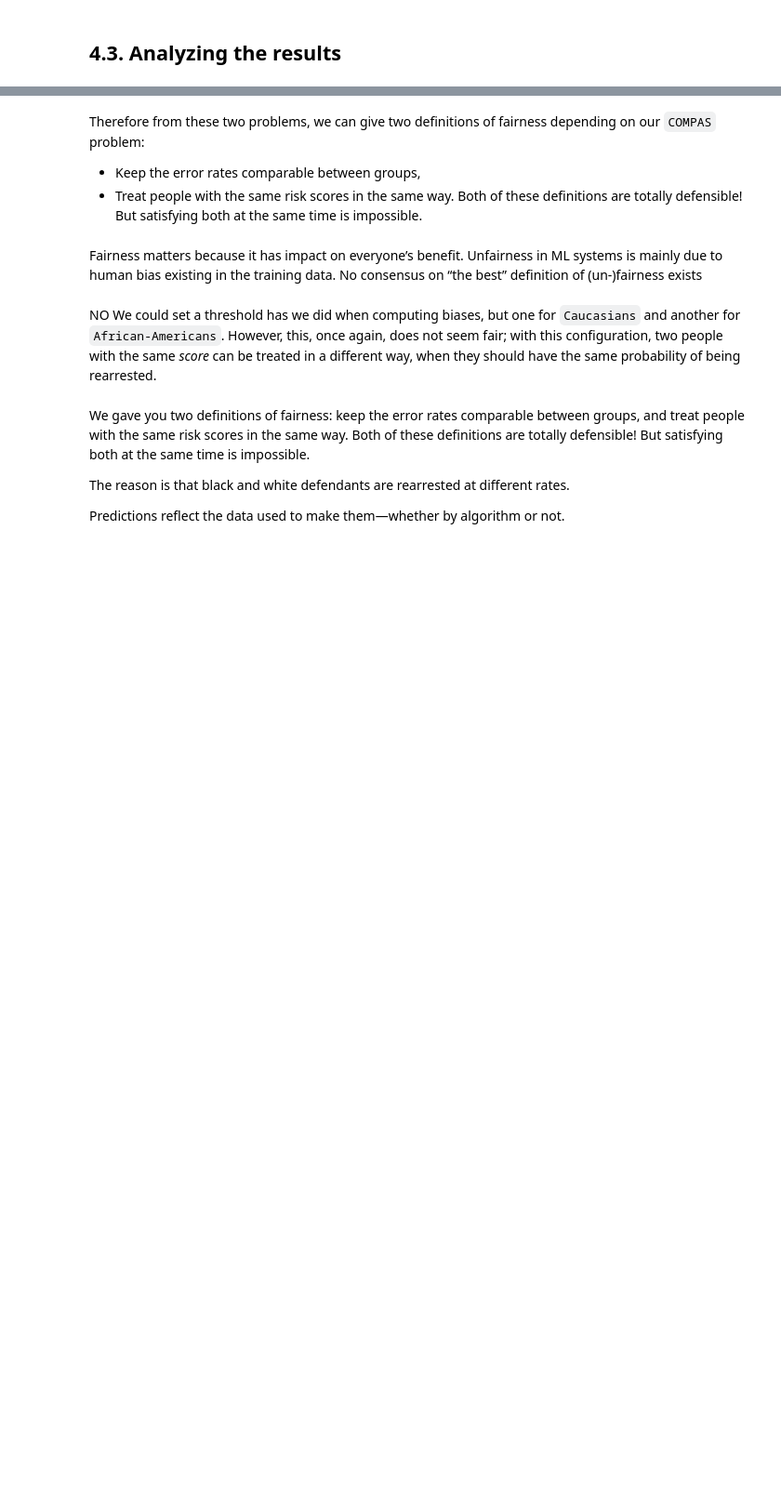
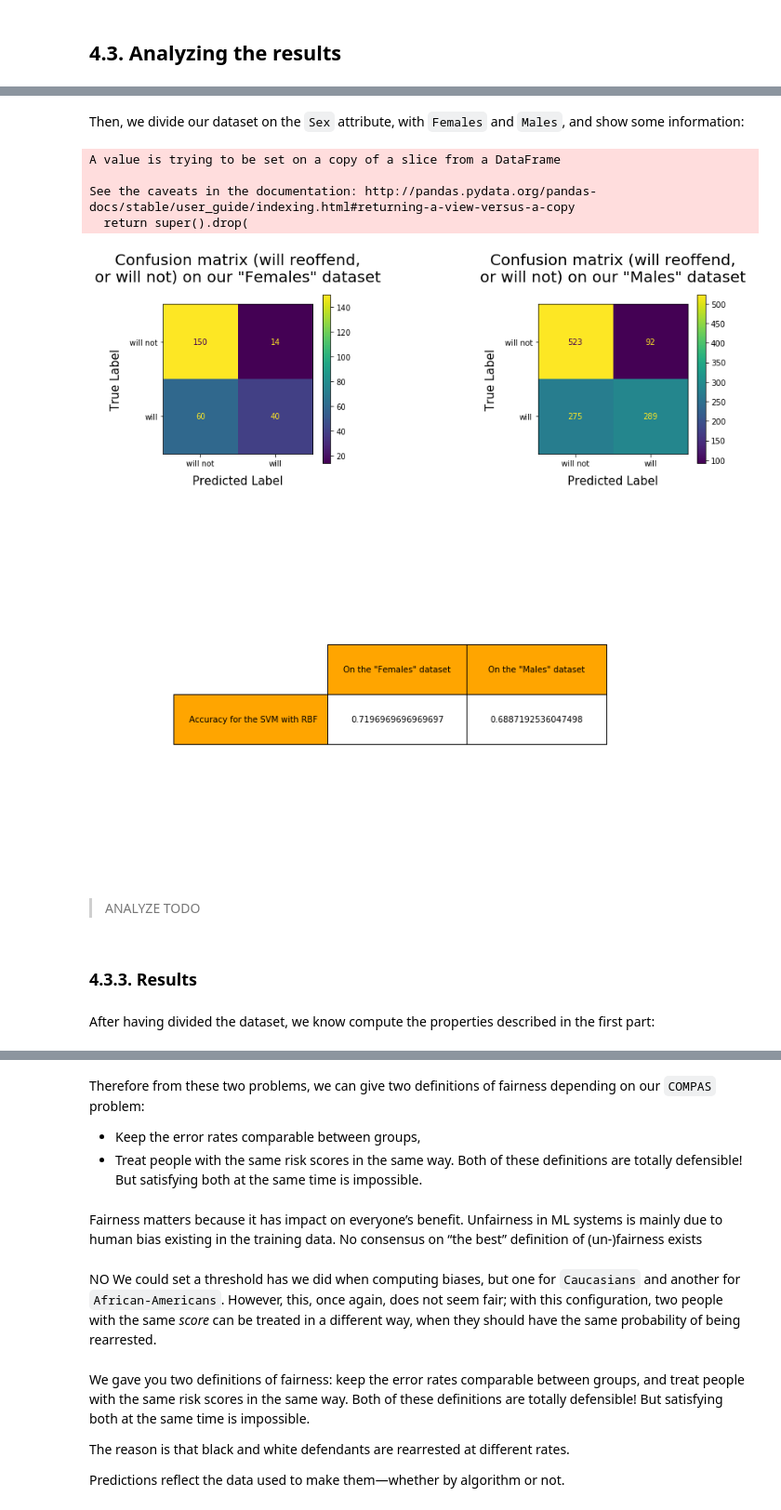
Before and after one commit to EAGEA/COMPAS, a Jupyter notebook: src/project.ipynb, the cells around one changed output, grey strips where cells are left out. Shown at 93% size. Drawn from its saved outputs; the diff is of its cells as text; code cells hidden in the pictures; blank space fills up the shorter version.

```diff
--- a/src/project.ipynb
+++ b/src/project.ipynb
@@ -1154,0 +1286,43 @@ def clean_dataset(df_):
+# %% [markdown]
+Then, we divide our dataset on the `Sex` attribute, with `Females` and `Males`, and show some information:
+# %%
+y_trues_sex = []
+y_preds_sex = []
+# We split our dataset on the sex attribute.
+fema_X_test = X_test[X_test.sex == "Female"]
+male_X_test = X_test[X_test.sex == "Male"]
+fema_y_test = fema_X_test.two_year_recid
+male_y_test = male_X_test.two_year_recid
+# Then we make it fair (as said before in note, etc).
+fema_X_test.drop(["sex", "race", "two_year_recid"], axis = 1, inplace = True)
+male_X_test.drop(["sex", "race", "two_year_recid"], axis = 1, inplace = True)
+
+# And we predict and display confusion matrix for each set.
+fig, (ax0, ax1) = plt.subplots(1, 2, figsize = (13, 4))
+fig.subplots_adjust(wspace = 1)
+
+for X, y, name, ax in [(fema_X_test, fema_y_test, "Females", ax0),
+                             (male_X_test, male_y_test, "Males", ax1)]:
+
+    y_pred = fair_model.predict(X)
+    y_trues_sex.append(y)
+    y_preds_sex.append(y_pred)
+    # Display the confusion matrices.
+    display_confusion_matrix(y, y_pred, title = "on our \"" + name + "\" dataset", ax = ax)
+# And then the accuracy.
+display_accuracy(y_trues_sex, y_preds_sex,
+                 row = ["Accuracy for the SVM with RBF"],
+                 col = ["On the \"Females\" dataset", "On the \"Males\" dataset"])
+# %% [output]
+A value is trying to be set on a copy of a slice from a DataFrame
+
+See the caveats in the documentation: http://pandas.pydata.org/pandas-docs/stable/user_guide/indexing.html#returning-a-view-versus-a-copy
+  return super().drop(
+[figure, added]
+[figure, added]
+# %% [markdown]
+> ANALYZE TODO
+# %% [markdown]
+### 4.3.3. Results
+# %% [markdown]
+After having divided the dataset, we know compute the properties described in the first part:
```
Also changed, not shown: parts of 32 cells of this notebook.
